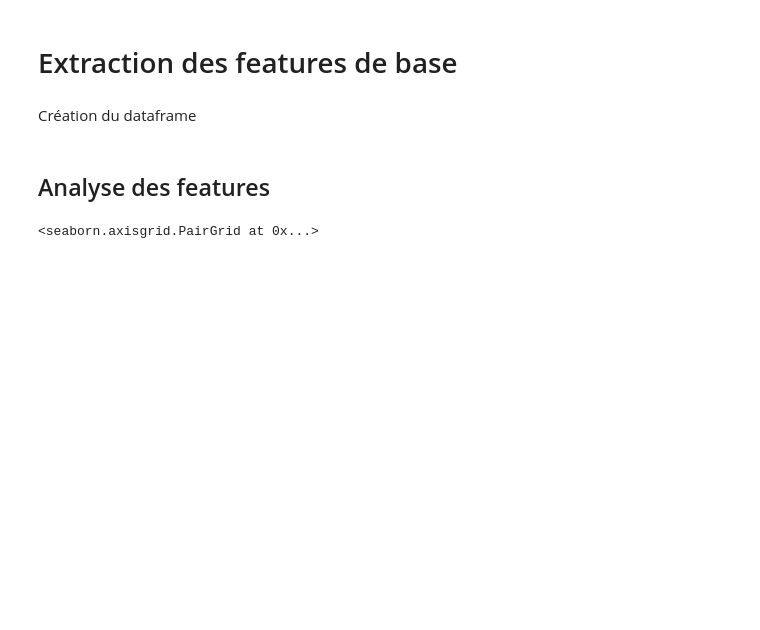
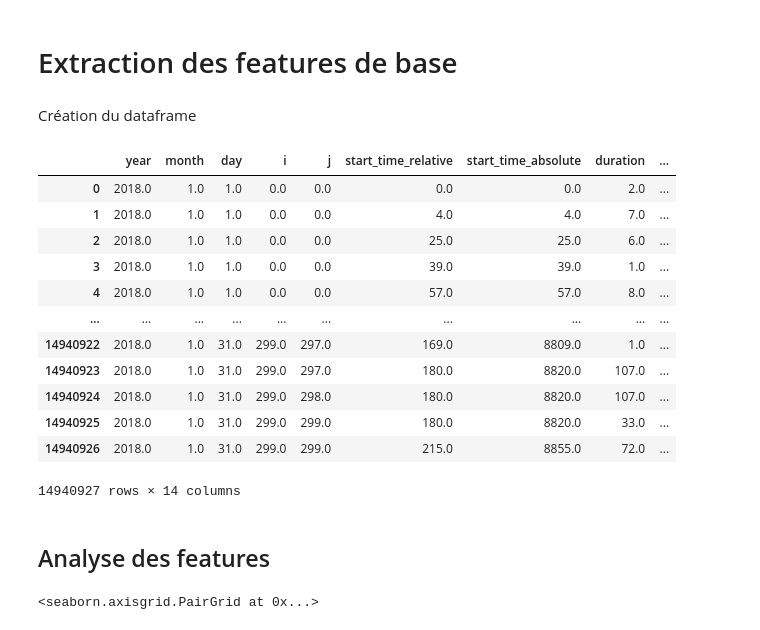
Before and after one commit to benjamin-feldman/precipitations, a Jupyter notebook: exploration.ipynb, the cells around one changed output. Cells and saved outputs as stored; diff of their text form; code cells hidden in the pictures; blank space fills up the shorter version.

```diff
--- a/exploration.ipynb
+++ b/exploration.ipynb
@@ -131,3 +136,19 @@ df = pd.read_csv('data/features_01_2018+clustersK=3.csv', index_col=0)
+# %%
+df.reset_index()
+# %% [output]
+|  | year | month | day | i | j | start_time_relative | start_time_absolute | duration | ... |
+| 0 | 2018.0 | 1.0 | 1.0 | 0.0 | 0.0 | 0.0 | 0.0 | 2.0 | ... |
+| 1 | 2018.0 | 1.0 | 1.0 | 0.0 | 0.0 | 4.0 | 4.0 | 7.0 | ... |
+| 2 | 2018.0 | 1.0 | 1.0 | 0.0 | 0.0 | 25.0 | 25.0 | 6.0 | ... |
+| 3 | 2018.0 | 1.0 | 1.0 | 0.0 | 0.0 | 39.0 | 39.0 | 1.0 | ... |
+| 4 | 2018.0 | 1.0 | 1.0 | 0.0 | 0.0 | 57.0 | 57.0 | 8.0 | ... |
+| ... | ... | ... | ... | ... | ... | ... | ... | ... | ... |
+| 14940922 | 2018.0 | 1.0 | 31.0 | 299.0 | 297.0 | 169.0 | 8809.0 | 1.0 | ... |
+| 14940923 | 2018.0 | 1.0 | 31.0 | 299.0 | 297.0 | 180.0 | 8820.0 | 107.0 | ... |
+| 14940924 | 2018.0 | 1.0 | 31.0 | 299.0 | 298.0 | 180.0 | 8820.0 | 107.0 | ... |
+| 14940925 | 2018.0 | 1.0 | 31.0 | 299.0 | 299.0 | 180.0 | 8820.0 | 33.0 | ... |
+| 14940926 | 2018.0 | 1.0 | 31.0 | 299.0 | 299.0 | 215.0 | 8855.0 | 72.0 | ... |
+14940927 rows × 14 columns
 # %% [markdown]
 ## Analyse des features
 # %%
```
Also changed, not shown: parts of 6 cells of this notebook.
